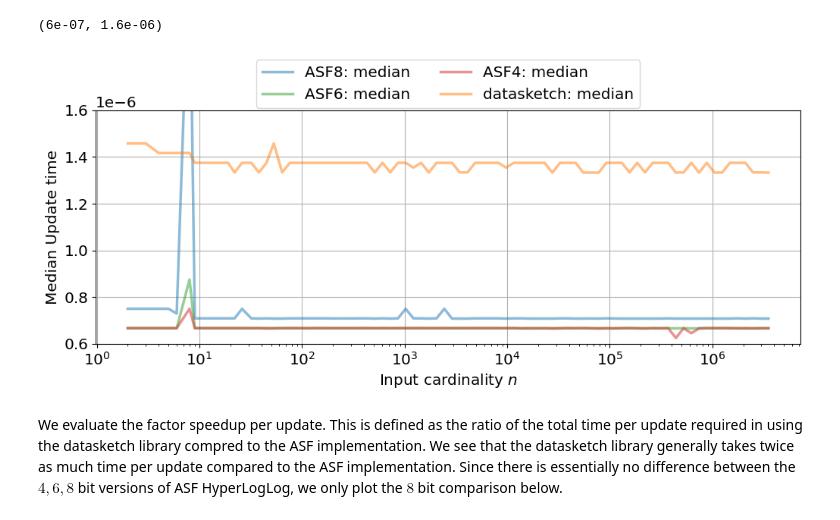
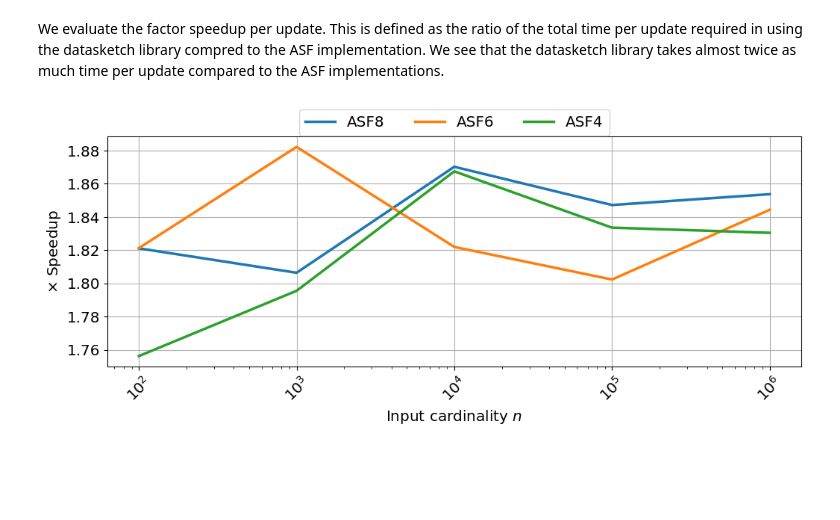
Before and after one commit to apache/datasketches-python, a Jupyter notebook: jupyter/comparison-to-datasketch/update-time-comparison.ipynb, the cells around one changed output. Drawn from its saved outputs; the diff is of its cells as text; code cells hidden in the pictures; blank space fills up the shorter version.

Commit message:
Simplified profile and adjusted measurement technique

```diff
--- a/jupyter/comparison-to-datasketch/update-time-comparison.ipynb
+++ b/jupyter/comparison-to-datasketch/update-time-comparison.ipynb
@@ -294,0 +108,6 @@ dsk = pd.read_csv(f"hll_update_time_profile_/datasketch_hll{update_experiment.fi
+# %%
+%%time
+asf4 = update_time_profile.run("ASF4")
+asf6 = update_time_profile.run("ASF6")
+asf8 = update_time_profile.run("ASF8")
+datasketch = update_time_profile.run("datasketch")
@@ -294,0 +132,2 @@ dsk = pd.read_csv(f"hll_update_time_profile_/datasketch_hll{update_experiment.fi
+# %%
+df = pd.DataFrame([asf8, asf6, asf4, datasketch], index=["ASF8", "ASF6", "ASF4", "datasketch"]).T
@@ -296,8 +144,8 @@ dsk = pd.read_csv(f"hll_update_time_profile_/datasketch_hll{update_experiment.fi
 # Plotting parameters
 method_plot_params = {
     "asf8" : {"color": "C0", "marker": '.'},
-    "asf6" : {"color": "C2", "marker": '+'},
-    "asf4" : {"color": "C3", "marker": 'd'},
+    "asf6" : {"color": "C1", "marker": '+'},
+    "asf4" : {"color": "C2", "marker": 'd'},
     "datasketch" : {"color": "C1", "marker": "^"}
 }
 asf8_color = method_plot_params["asf8"]["color"]
@@ -318,0 +168,9 @@ As expected, for both libraries, we see that the update time for a single item i
+# %%
+fig, ax = plt.subplots(figsize=(12,4))
+df.plot(kind="bar", ax=ax)
+ax.set_xlabel(r"Input cardinality $n$")
+ax.set_ylabel("Mean Update Time (secs.)")
+ax.grid()
+ax.legend(loc='upper center', bbox_to_anchor=(0.5, 1.15),ncol=4, fancybox=True)
+plt.xticks(rotation=45)
+bar_tick_labels = [label.get_text() for label in plt.gca().get_xticklabels()]
@@ -319,23 +179,22 @@ As expected, for both libraries, we see that the update time for a single item i
+# %% [markdown]
+We evaluate the factor speedup per update.  This is defined as the ratio of the total time per update required in using the datasketch library compred to the ASF implementation.  We see that the datasketch library takes almost twice as much time per update compared to the ASF implementations.
 # %%
 fig, ax = plt.subplots(figsize=(12,4))
 
-methods = ["ASF8", "ASF6", "ASF4", "datasketch"]
+methods = ["ASF8", "ASF6", "ASF4"]
 
-for i, (method, colour, df) in enumerate(zip(methods, [asf8_color, asf6_color, asf4_color, ds_color], [asf8, asf6, asf4, dsk])):
-    xn = df.index
-    median = df.median(axis=1)
-    ax.plot(xn, median,
-           color=colour, label=method+": median", alpha=0.5)
+xn = df.index
+for i, (method, colour) in enumerate(zip(methods, [asf8_color, asf6_color, asf4_color])):
+    ax.plot(xn,  df["datasketch"] / df[method],
+           color=colour, label=method)
 
-ax.set_xscale('log', base=10)
-ax.legend(loc='upper center', bbox_to_anchor=(0.5, 1.25),
-          ncol=2, fancybox=True)
+ax.set_xticks(xn)
+ax.set_xticklabels(bar_tick_labels)
+ax.set_xscale("log", base=10)
+ax.set_xlabel(r"Input cardinality $n$")
+ax.set_ylabel(r"$\times$ Speedup")
 ax.grid()
-ax.set_ylabel("Median Update time")
-ax.set_xlabel(r"Input cardinality $n$")
-ax.set_ylim(0.6E-6, 1.6E-6)
+ax.legend(loc='upper center', bbox_to_anchor=(0.5, 1.15),ncol=4, fancybox=True)
+plt.xticks(rotation=45) ;  # suppresses text output
 # %% [output]
-(6e-07, 1.6e-06)
-[figure, old version]
+[figure, new version]
-# %% [markdown]
-We evaluate the factor speedup per update.  This is defined as the ratio of the total time per update required in using the datasketch library compred to the ASF implementation.  We see that the datasketch library generally takes twice as much time per update compared to the ASF implementation.  Since there is essentially no difference between the $4, 6, 8$ bit versions of ASF HyperLogLog, we only plot the $8$ bit comparison below.
```
Also changed, not shown: parts of 16 cells of this notebook.
